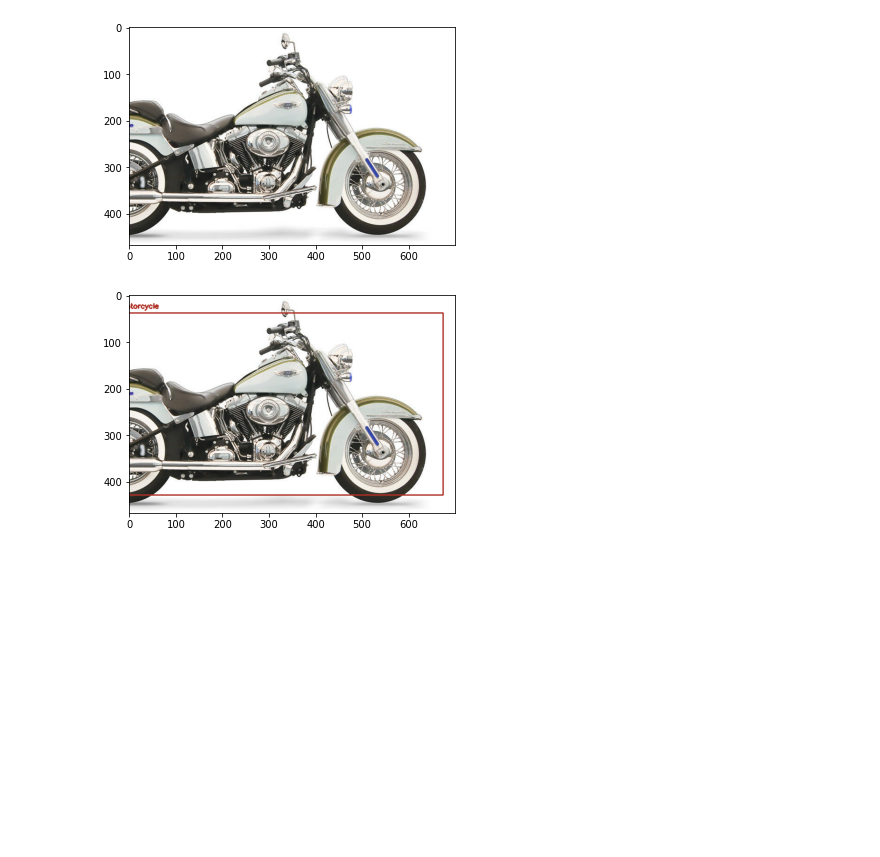
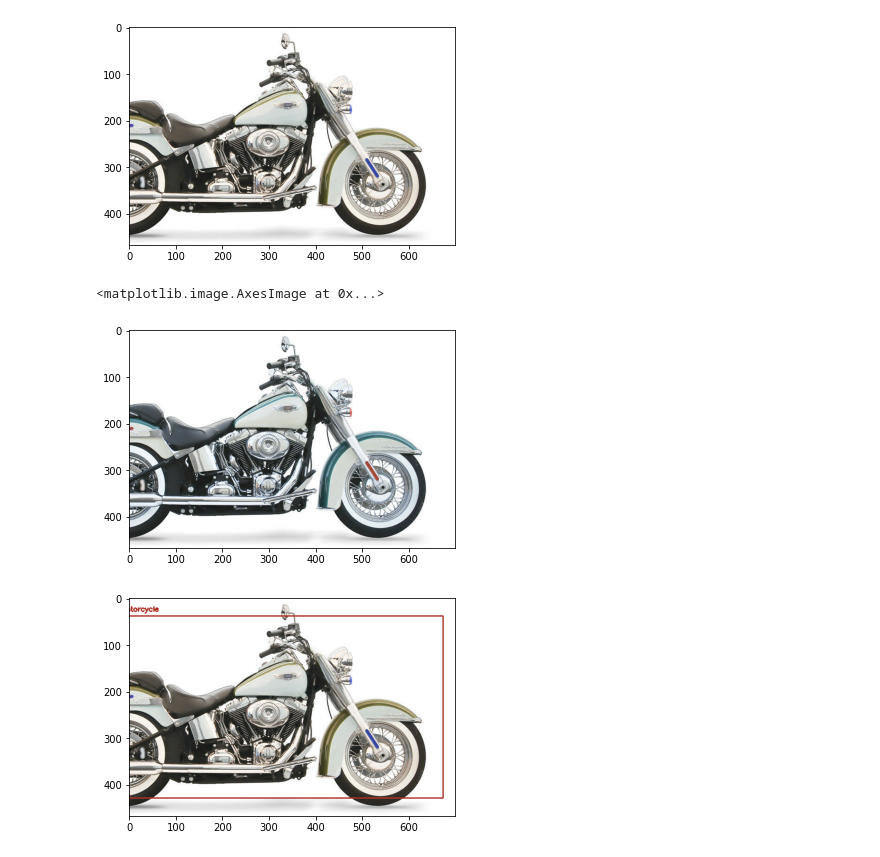
Before and after one commit to BHUVANAN8/Projects, a Jupyter notebook: yolo_object_detection.ipynb, the cells around one changed output. Saved outputs shown, nothing was run; the diff lists cells and outputs as text; code cells hidden in the pictures; blank space fills up the shorter version.

```diff
--- a/yolo_object_detection.ipynb
+++ b/yolo_object_detection.ipynb
@@ -58,4 +63,11 @@ plt.imshow(im)
 # %% [output]
 <matplotlib.image.AxesImage at 0x...>
 [figure]
+# %%
+#to convert the image in actual colur by using open cv
+image= cv2.cvtColor(im, cv2.COLOR_BGR2RGB)
+plt.imshow(image)
+# %% [output]
+<matplotlib.image.AxesImage at 0x...>
+[figure, added]
 # %%
```
Also changed, not shown: parts of 11 cells of this notebook.
